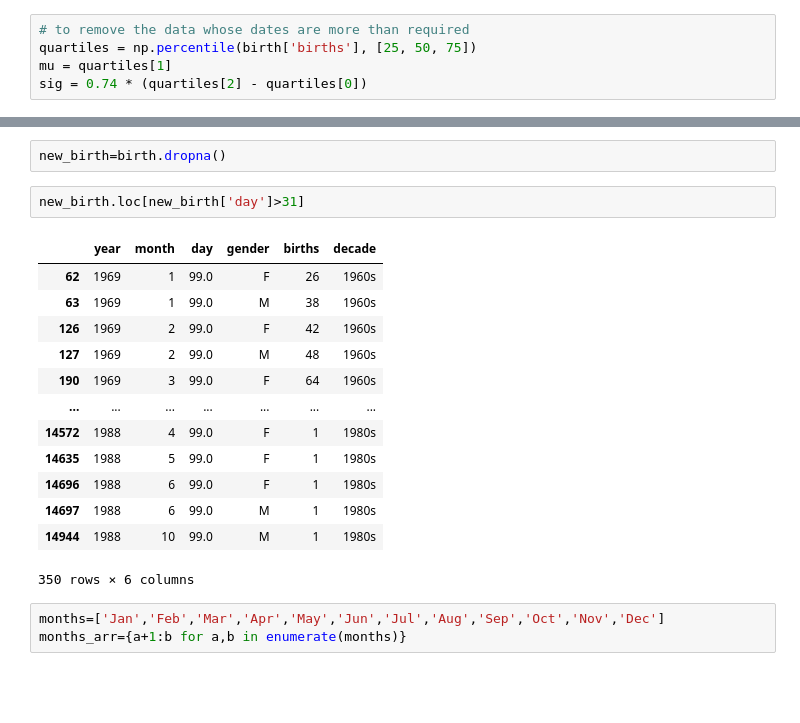
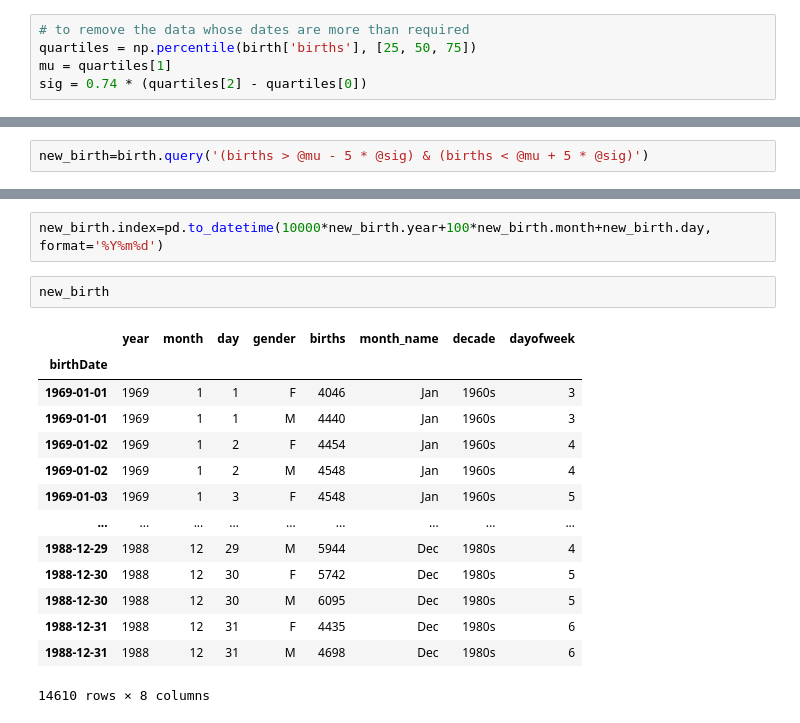
Before and after one commit to imabiodun/Birth_learn, a Jupyter notebook: birth_lernen.ipynb, the cells around one changed output, grey strips where cells are left out. Saved outputs shown, nothing was run; the diff lists cells and outputs as text; blank space fills up the shorter version.

```diff
--- a/birth_lernen.ipynb
+++ b/birth_lernen.ipynb
@@ -144,0 +115,2 @@ birth.loc[birth['day'].isnull()].describe()
+# %%
+new_birth=birth.query('(births > @mu - 5 * @sig) & (births < @mu + 5 * @sig)')
@@ -145,21 +134,19 @@ birth.loc[birth['day'].isnull()].describe()
+# %%
+new_birth.index=pd.to_datetime(10000*new_birth.year+100*new_birth.month+new_birth.day, format='%Y%m%d')
 # %%
-new_birth=birth.dropna()
+new_birth
+# %% [output]
+|  | year | month | day | gender | births | month_name | decade | dayofweek |
+| birthDate |  |  |  |  |  |  |  |  |
+| 1969-01-01 | 1969 | 1 | 1 | F | 4046 | Jan | 1960s | 3 |
+| 1969-01-01 | 1969 | 1 | 1 | M | 4440 | Jan | 1960s | 3 |
+| 1969-01-02 | 1969 | 1 | 2 | F | 4454 | Jan | 1960s | 4 |
+| 1969-01-02 | 1969 | 1 | 2 | M | 4548 | Jan | 1960s | 4 |
+| 1969-01-03 | 1969 | 1 | 3 | F | 4548 | Jan | 1960s | 5 |
+| ... | ... | ... | ... | ... | ... | ... | ... | ... |
+| 1988-12-29 | 1988 | 12 | 29 | M | 5944 | Dec | 1980s | 4 |
+| 1988-12-30 | 1988 | 12 | 30 | F | 5742 | Dec | 1980s | 5 |
+| 1988-12-30 | 1988 | 12 | 30 | M | 6095 | Dec | 1980s | 5 |
+| 1988-12-31 | 1988 | 12 | 31 | F | 4435 | Dec | 1980s | 6 |
+| 1988-12-31 | 1988 | 12 | 31 | M | 4698 | Dec | 1980s | 6 |
+14610 rows × 8 columns
-# %%
-new_birth.loc[new_birth['day']>31]
-# %% [output]
-|  | year | month | day | gender | births | decade |
-| 62 | 1969 | 1 | 99.0 | F | 26 | 1960s |
-| 63 | 1969 | 1 | 99.0 | M | 38 | 1960s |
-| 126 | 1969 | 2 | 99.0 | F | 42 | 1960s |
-| 127 | 1969 | 2 | 99.0 | M | 48 | 1960s |
-| 190 | 1969 | 3 | 99.0 | F | 64 | 1960s |
-| ... | ... | ... | ... | ... | ... | ... |
-| 14572 | 1988 | 4 | 99.0 | F | 1 | 1980s |
-| 14635 | 1988 | 5 | 99.0 | F | 1 | 1980s |
-| 14696 | 1988 | 6 | 99.0 | F | 1 | 1980s |
-| 14697 | 1988 | 6 | 99.0 | M | 1 | 1980s |
-| 14944 | 1988 | 10 | 99.0 | M | 1 | 1980s |
-350 rows × 6 columns
-# %%
-months=['Jan','Feb','Mar','Apr','May','Jun','Jul','Aug','Sep','Oct','Nov','Dec']
-months_arr={a+1:b for a,b in enumerate(months)}
```
Also changed, not shown: parts of 20 cells of this notebook.
